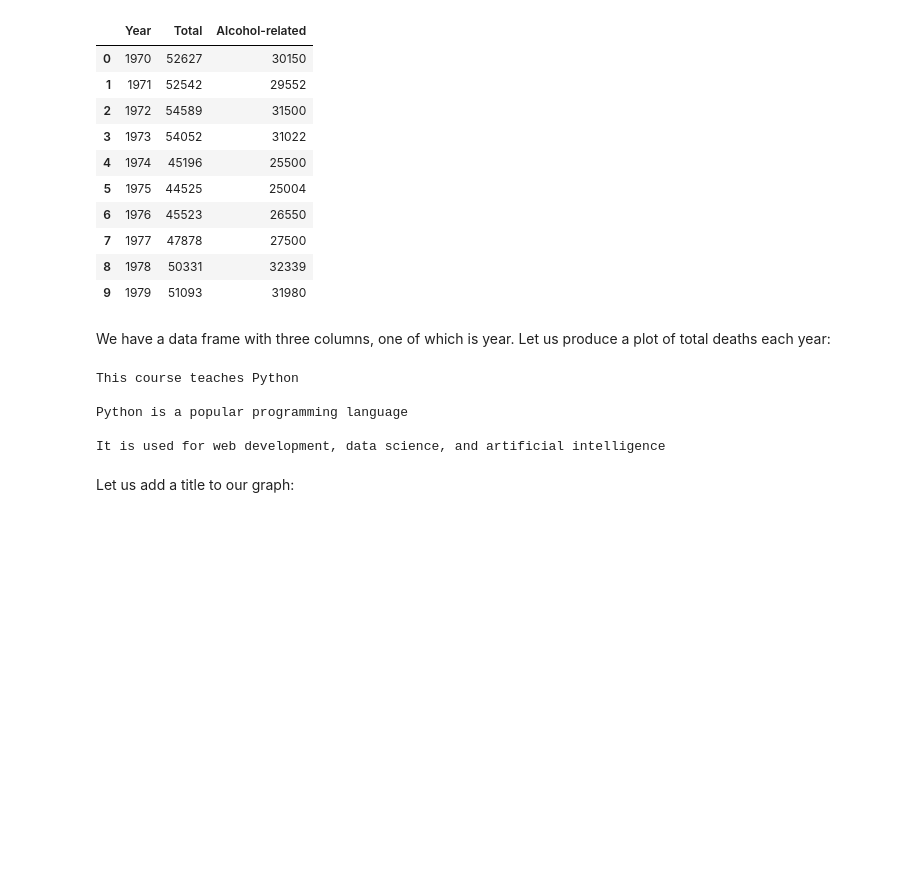
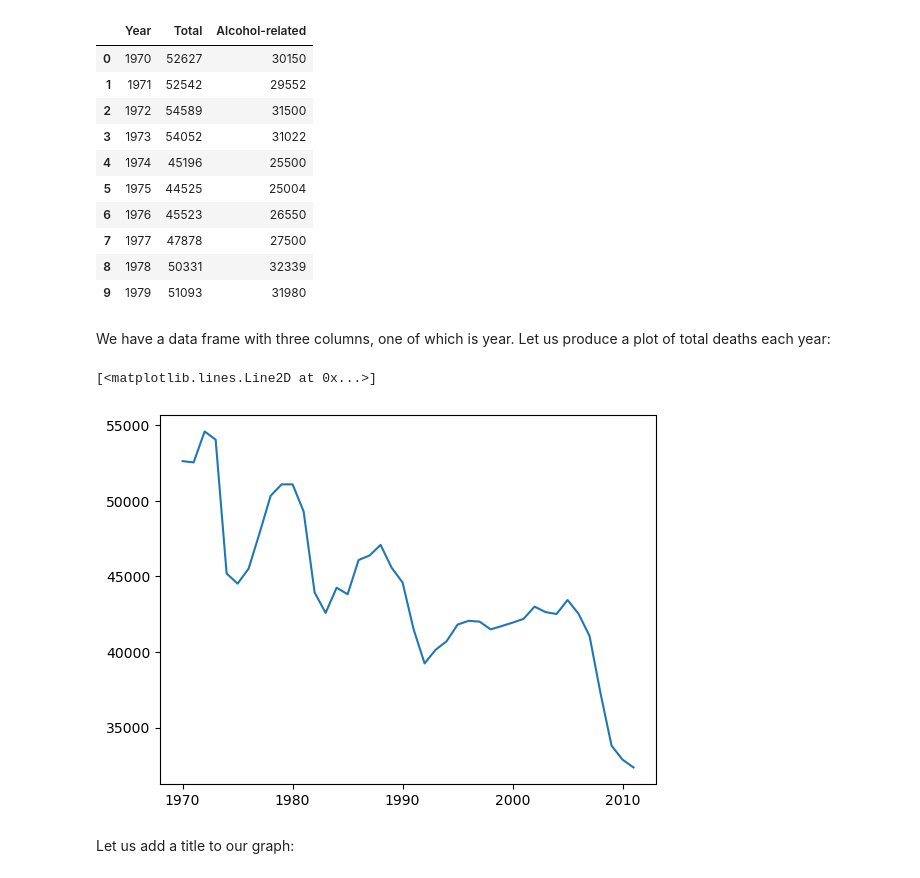
Before and after one commit to NajibMozahem/MGCR233, a Jupyter notebook: 67-matplotlib.ipynb, the cells around one changed output. Drawn from its saved outputs; the diff is of its cells as text; code cells hidden in the pictures; blank space fills up the shorter version.

```diff
--- a/67-matplotlib.ipynb
+++ b/67-matplotlib.ipynb
@@ -22,16 +22,11 @@ df.head(10)
 | 9 | 1979 | 51093 | 31980 |
 # %% [markdown]
 We have a data frame with three columns, one of which is year. Let us produce a plot of total deaths each year:
-# %%
-f = open("folder1/file1.txt")
-for line in f:
-    print(line)
-# %% [output]
-This course teaches Python
-
-Python is a popular programming language
-
-It is used for web development, data science, and artificial intelligence
+# %%
+plt.plot(df['Year'], df['Total'])
+# %% [output]
+[<matplotlib.lines.Line2D at 0x...>]
+[figure, added]
 # %% [markdown]
 Let us add a title to our graph:
 # %%
```
Also changed, not shown: parts of 3 cells of this notebook, 3 other files.
